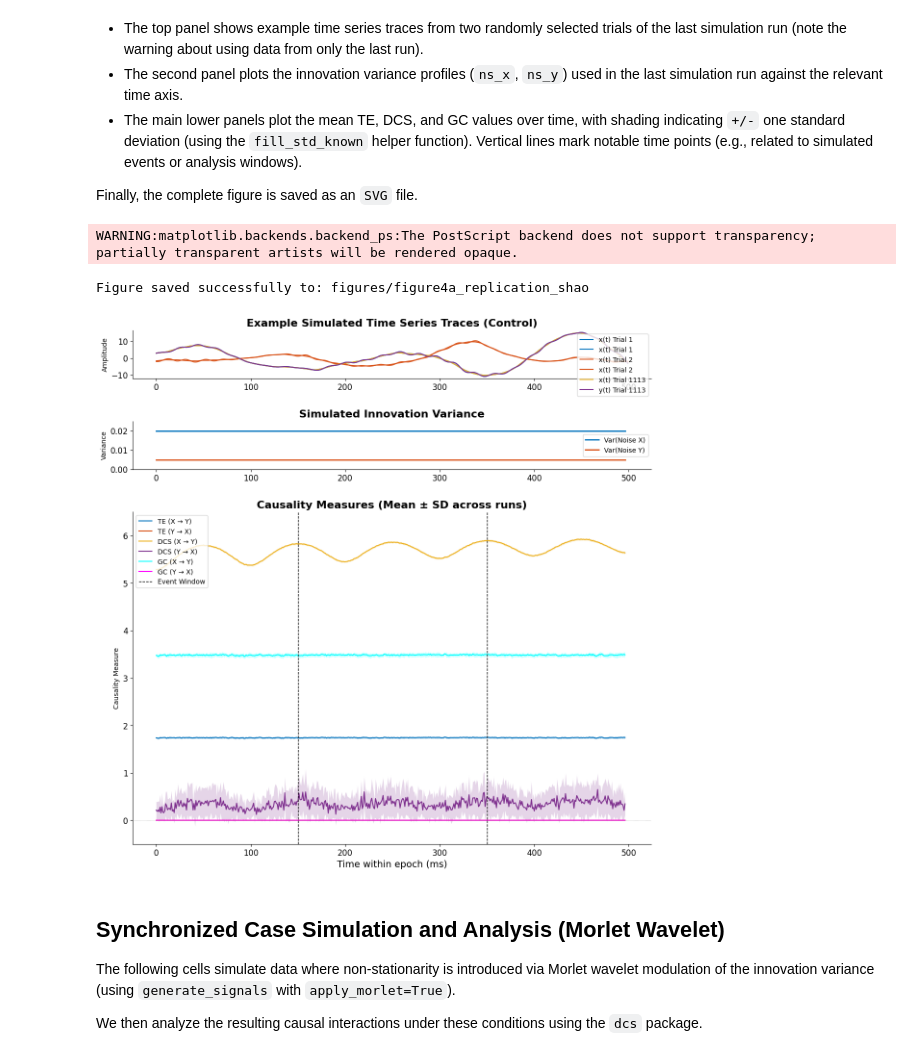
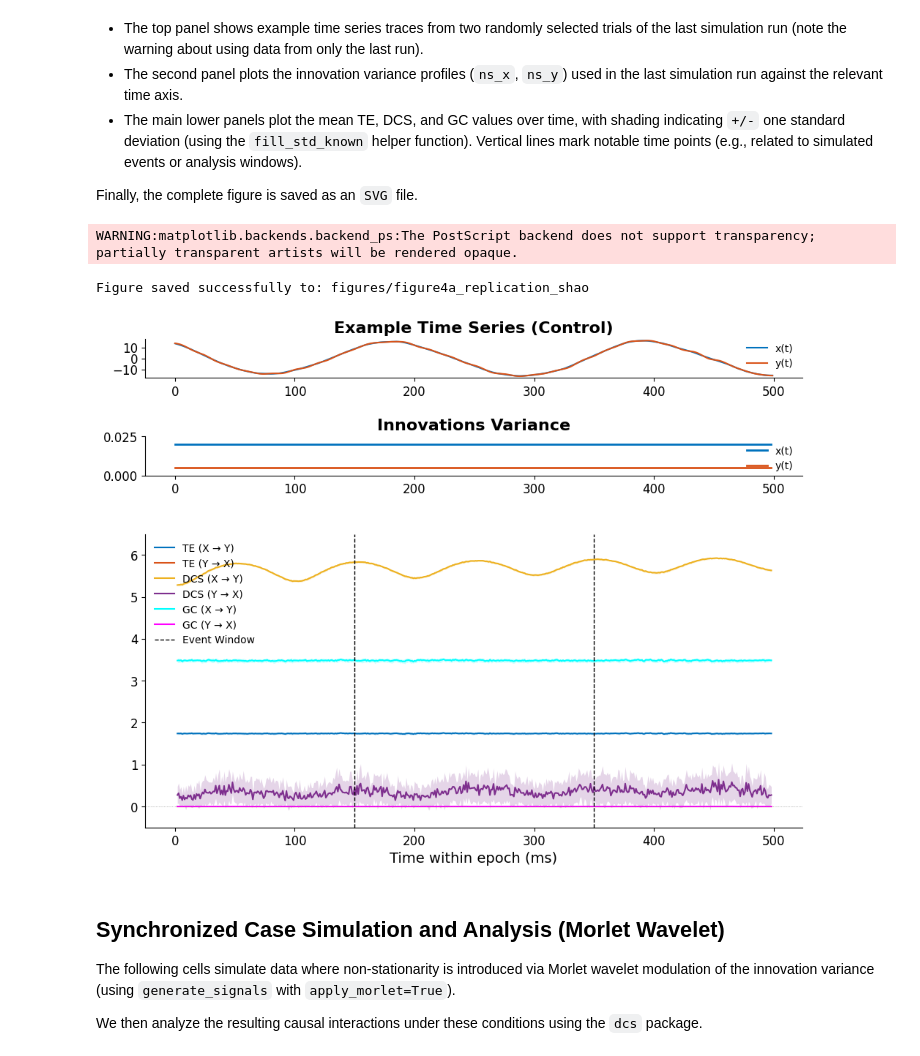
Before and after one commit to CMC-lab/TranCIT, a Jupyter notebook: examples/dcs_introduction.ipynb, the cells around one changed output. Drawn from its saved outputs; the diff is of its cells as text; code cells hidden in the pictures.

Commit message:
Revise the figures 4 of dcs package

```diff
--- a/examples/dcs_introduction.ipynb
+++ b/examples/dcs_introduction.ipynb
@@ -206,47 +204,43 @@ This final cell generates the multi-panel figure visualizing the results, aiming
 
 Finally, the complete figure is saved as an `SVG` file.
 # %%
-fig = plt.figure(figsize=(12, 12)) # Adjusted size slightly
+fig = plt.figure(figsize=(10, 8)) # Adjusted size slightly
 gs = GridSpec(4, 1, figure=fig, height_ratios=[1, 1, 3, 3]) # Adjusted layout: 4 rows, 1 column
 
 # --- Subplot 1: Example Time Series ---
 ax1 = fig.add_subplot(gs[0]) # First row
-if 'X' in locals() and X.shape[2] > 1 : # Check if X exists and has trials
+if 'X' in locals() and X.shape[2] > 1 :
     num_trials_available = X.shape[2]
-    # Plot 2 randomly selected trials directly
     rand_trials_idx = np.random.choice(num_trials_available, 2, replace=False)
-    ax1.plot(X[:, :, rand_trials_idx[0]].T, color=colors[0], linewidth=1.5, label='x(t) Trial 1')
-    ax1.plot(X[:, :, rand_trials_idx[1]].T, color=colors[1], linewidth=1.5, label='x(t) Trial 2')
-    ax1.plot(X[0, :, rand_trials_idx[0]], color=colors[2], linewidth=1.5, label=f'x(t) Trial {rand_trials_idx[0]}')
-    ax1.plot(X[1, :, rand_trials_idx[0]], color=colors[3], linewidth=1.5, label=f'y(t) Trial {rand_trials_idx[0]}')
-    ax1.legend()
+    ax1.plot(X[0, :, rand_trials_idx[0]], color=colors[0], linewidth=1.5, label='x(t)')
+    ax1.plot(X[1, :, rand_trials_idx[0]], color=colors[1], linewidth=1.5, label='y(t)')
+    ax1.legend(loc='best', frameon=False)
 else:
     ax1.text(0.5, 0.5, "'X' data not available or insufficient trials", ha='center', va='center')
 
-ax1.set_title('Example Simulated Time Series Traces (Control)', fontsize=16, fontweight="bold")
+ax1.set_title('Example Time Series (Control)', fontsize=16, fontweight="bold")
 ax1.tick_params(labelsize=12)
 ax1.spines['top'].set_visible(False)
 ax1.spines['right'].set_visible(False)
-ax1.set_ylabel('Amplitude')
+# ax1.set_ylabel('Amplitude')
 
 # --- Subplot 2: Innovations Variance ---
 ax2 = fig.add_subplot(gs[1], sharex=ax1)
 start_idx_ns = 500
 end_idx_ns = start_idx_ns + len(time_vector)
 if 'ns_x' in locals() and 'ns_y' in locals() and len(ns_x) >= end_idx_ns:
-    ax2.plot(time_vector, ns_x[start_idx_ns:end_idx_ns], color=colors[0], linewidth=2, label='Var(Noise X)')
-    ax2.plot(time_vector, ns_y[start_idx_ns:end_idx_ns], color=colors[1], linewidth=2, label='Var(Noise Y)')
-    ax2.legend(fontsize=10)
+    ax2.plot(time_vector, ns_x[start_idx_ns:end_idx_ns], color=colors[0], linewidth=2, label='x(t)')
+    ax2.plot(time_vector, ns_y[start_idx_ns:end_idx_ns], color=colors[1], linewidth=2, label='y(t)')
+    ax2.legend(loc='best', fontsize=10, frameon=False)
 else:
     ax2.text(0.5, 0.5, "'ns_x'/'ns_y' data not available", ha='center', va='center')
 
-ax2.set_title('Simulated Innovation Variance', fontsize=16, fontweight="bold")
+ax2.set_title('Innovations Variance', fontsize=16, fontweight="bold")
 ax2.set_ylim([y_lo, y_up])
 ax2.tick_params(labelsize=12)
 ax2.spines['top'].set_visible(False)
 ax2.spines['right'].set_visible(False)
-ax2.set_ylabel('Variance')
-
+# ax2.set_ylabel('Variance')
 
 # --- Subplot 3 & 4: Causality Results (TE, DCS, GC) ---
 ax_causality = fig.add_subplot(gs[2:4], sharex=ax2)
@@ -268,42 +262,42 @@ if ('TE_mean' in locals() and TE_mean.shape[0] == len(time_vector) and
     fill_std_known(GC_mean[:, 0], GC_std[:, 0], time_vector, ax=ax_causality, color='cyan', label="GC (X → Y)")
     fill_std_known(GC_mean[:, 1], GC_std[:, 1], time_vector, ax=ax_causality, color='magenta', label="GC (Y → X)")
 
-    ax_causality.legend(fontsize=10, loc='upper left')
+    ax_causality.legend(fontsize=10, loc='upper left', frameon=False)
     ax_causality.set_ylim([-0.5, 6.5])
     ax_causality.axhline(0, color='gray', linestyle=':', linewidth=0.5) # Add line at y=0
 
     event_start_time = 150
     event_end_time = 350
     ax_causality.axvline(event_start_time, linestyle='--', color='k', linewidth=1, label='Event Window')
     ax_causality.axvline(event_end_time, linestyle='--', color='k', linewidth=1)
     handles, labels = ax_causality.get_legend_handles_labels()
     by_label = dict(zip(labels, handles))
-    ax_causality.legend(by_label.values(), by_label.keys(), fontsize=10, loc='upper left')
+    ax_causality.legend(by_label.values(), by_label.keys(), fontsize=10, loc='upper left', frameon=False)
 
 else:
     ax_causality.text(0.5, 0.5, "Causality results not available or shape mismatch", ha='center', va='center')
 
-ax_causality.set_title('Causality Measures (Mean ± SD across runs)', fontsize=16, fontweight="bold")
+# ax_causality.set_title('Causality Measures (Mean ± SD across runs)', fontsize=16, fontweight="bold")
 ax_causality.tick_params(labelsize=12)
 ax_causality.set_xlabel('Time within epoch (ms)', fontsize=14) # Clarify unit
-ax_causality.set_ylabel('Causality Measure')
+# ax_causality.set_ylabel('Causality Measure')
 ax_causality.grid(False)
 ax_causality.spines['top'].set_visible(False)
 ax_causality.spines['right'].set_visible(False)
 
 plt.tight_layout(pad=2.0) # Add padding
 
 figure_filename = "figures/figure4a_replication_shao"
 try:
     fig.savefig(f"{figure_filename}.svg", format='svg', bbox_inches='tight', dpi=300)
     fig.savefig(f"{figure_filename}.eps", format='eps', bbox_inches='tight')
     print(f"Figure saved successfully to: {figure_filename}")
 except Exception as e:
     print(f"Error saving figure: {e}")
 # %% [output]
 WARNING:matplotlib.backends.backend_ps:The PostScript backend does not support transparency; partially transparent artists will be rendered opaque.
 Figure saved successfully to: figures/figure4a_replication_shao
-[figure, old version]
+[figure, new version]
 # %% [markdown]
 ## Synchronized Case Simulation and Analysis (Morlet Wavelet)
 
```
Also changed, not shown: parts of 5 cells of this notebook.
